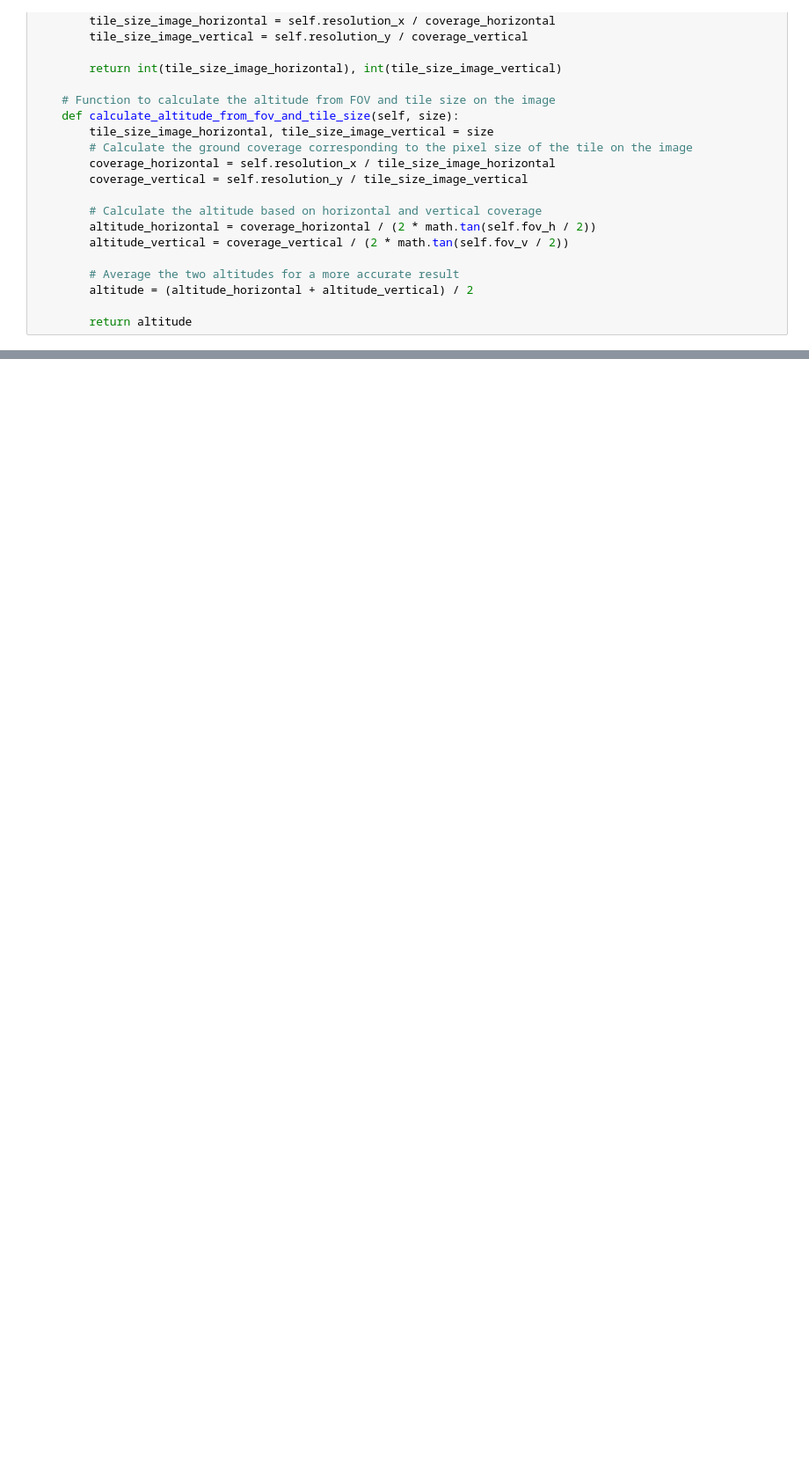
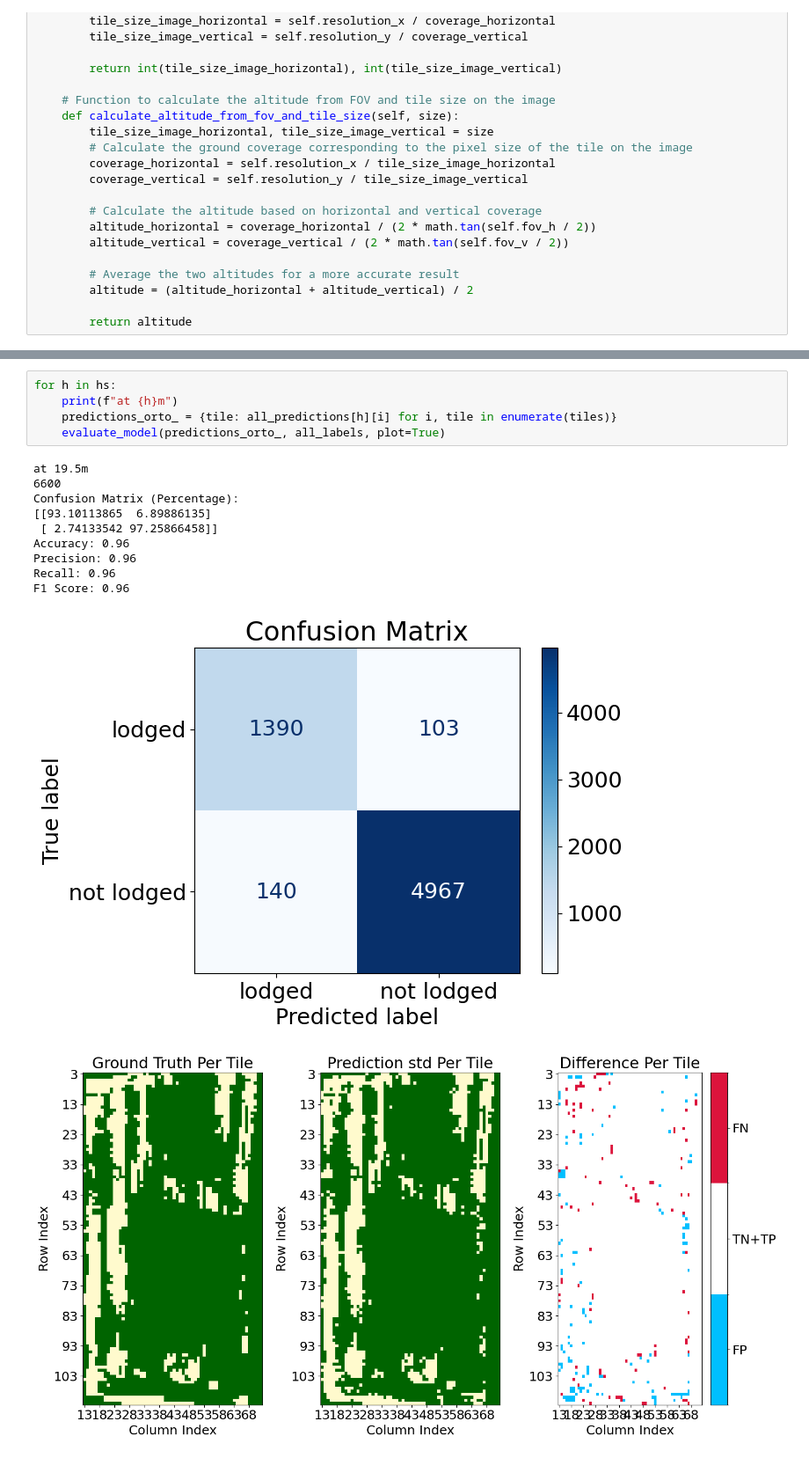
Before and after one commit to botastark/multi-horizon, a Jupyter notebook: src/gen_plots.ipynb, the cells around one changed output, grey strips where cells are left out. Shown at 88% size. Drawn from its saved outputs; the diff is of its cells as text; blank space fills up the shorter version.

```diff
--- a/src/gen_plots.ipynb
+++ b/src/gen_plots.ipynb
@@ -630,0 +637,17 @@ all_predictions, all_labels = collect_predictions()
+# %%
+for h in hs:
+    print(f"at {h}m")
+    predictions_orto_ = {tile: all_predictions[h][i] for i, tile in enumerate(tiles)}
+    evaluate_model(predictions_orto_, all_labels, plot=True)
+# %% [output]
+at 19.5m
+6600
+Confusion Matrix (Percentage):
+[[93.10113865  6.89886135]
+ [ 2.74133542 97.25866458]]
+Accuracy: 0.96
+Precision: 0.96
+Recall: 0.96
+F1 Score: 0.96
+[figure, added]
+[figure, added]
```
Also changed, not shown: parts of 9 cells of this notebook.
